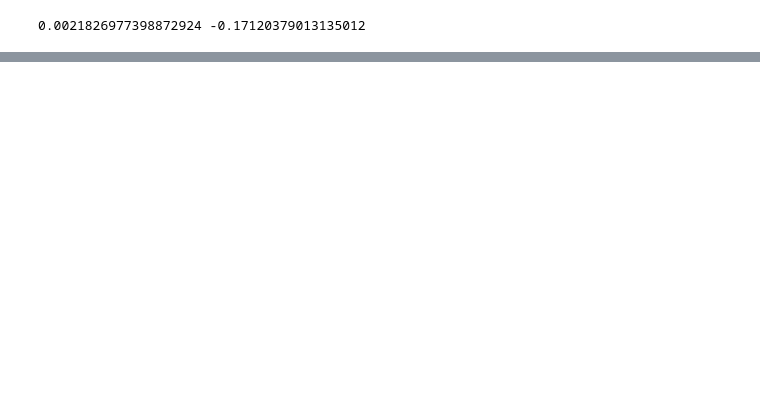
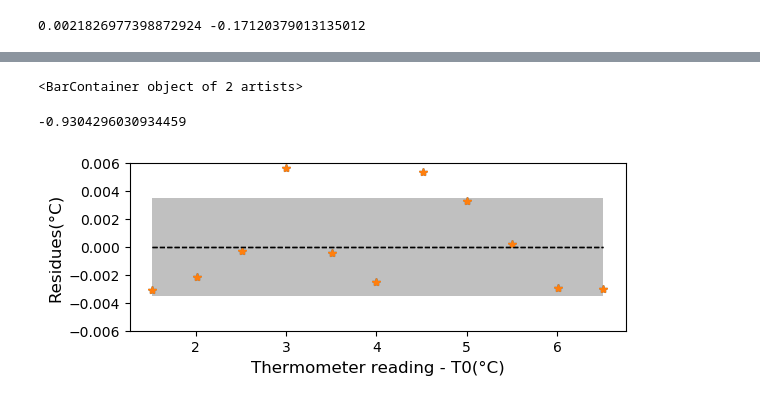
Before and after one commit to CarlosGarciaSquare/CarlosGarciaSquare, a Jupyter notebook: Nano/Inverse.ipynb, the cells around one changed output, grey strips where cells are left out. Cells and saved outputs as stored; diff of their text form; code cells hidden in the pictures; blank space fills up the shorter version.

```diff
--- a/Nano/Inverse.ipynb
+++ b/Nano/Inverse.ipynb
@@ -64,0 +83,23 @@ array([ 0.0021827 , -0.17120379])
+# %%
+### Matrix form
+print('\nMatrix From\n')
+X=np.c_[theta,np.ones(N)]
+nbparan=len(X.T)
+Hessian=np.linalg.inv(np.dot(X.T,X))
+beta=np.dot(Hessian,np.dot(X.T,cc))
+print('Beta = ',beta,'\n')
+
+ss=np.sqrt(sum((cc-(a*theta+b))**2)/(N-2))
+cov_eB=Hessian*ss**2
+print(cov_eB)
+
+Sa2=N*(s2/D)
+Sb2=N*(s2/D)*sum(theta**2)
+Sa=np.sqrt(Sa2)
+Sb=np.sqrt(Sb2)
+
+print("Sa =",Sa)
+print("Sb =",Sb)
+
+print("a =",beta[0],'+-',1.96*Sa)
+print("b =",beta[1],'+-',1.96*Sb)
@@ -64,0 +117,25 @@ array([ 0.0021827 , -0.17120379])
+# %%
+ax2=plt.subplot(212)
+ax2.plot(theta,cc-(a*theta+b),'*')
+ax2.plot(theta,np.zeros(N),'k--',linewidth=1)
+ax2.bar(theta[0],[-ss,ss],width=theta[N-1]-theta[0],align='edge',color='silver')
+# %% [output]
+<BarContainer object of 2 artists>
+# %%
+ax2=plt.subplot(212)
+ax2.plot(theta,cc-(a*theta+b),'*')
+ax2.plot(theta,np.zeros(N),'k--',linewidth=1)
+ax2.bar(theta[0],[-ss,ss],width=theta[N-1]-theta[0],align='edge',color='silver')
+
+#ax2.plot(theta,s)
+font = 12
+ax2.set_ylabel('Residues(°C)',fontsize=font)
+ax2.set_xlabel('Thermometer reading - T0(°C)',fontsize=font)
+ax2.set_ylim(-0.006,0.006)
+
+r=-sum(theta)/np.sqrt(N*sum(theta**2))
+print(r)
+plt.show()
+# %% [output]
+-0.9304296030934459
+[figure, added]
```
Also changed, not shown: parts of 10 cells of this notebook.
